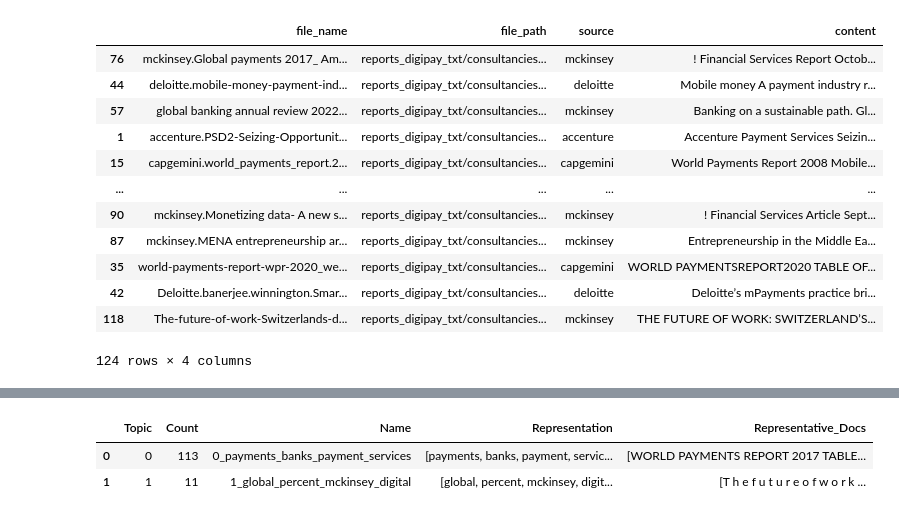
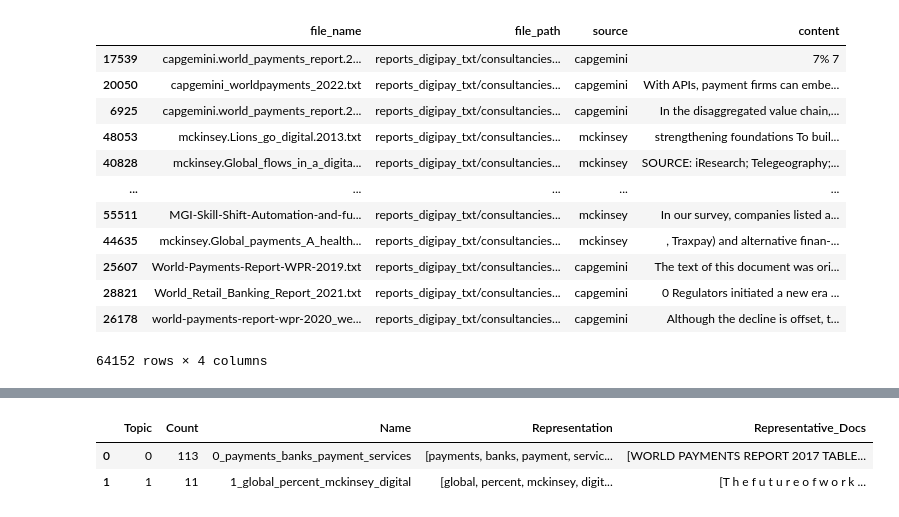
Before and after one commit to simonweigold/business-reports-nlp, a Jupyter notebook: scripts/topic-modelling/back-to-bertopic.ipynb, the cells around one changed output, grey strips where cells are left out. Cells and saved outputs as stored; diff of their text form; code cells hidden in the pictures.

Commit message:
changed data to exploded texts (sentences).

```diff
--- a/scripts/topic-modelling/back-to-bertopic.ipynb
+++ b/scripts/topic-modelling/back-to-bertopic.ipynb
@@ -1,26 +1,26 @@
 # %%
 import os
 import pandas as pd
 
 os. chdir("c:\\Users\\simon\\OneDrive\\Dokumente\\UNILU\\3 - HS24\\1 MA\\business-reports-nlp")
 
-df = pd.read_csv('texts.csv')
+df = pd.read_csv('exploded_texts.csv')
 df = df.sample(frac = 1)
 df
 # %% [output]
 |  | file_name | file_path | source | content |
-| 76 | mckinsey.Global payments 2017_ Am... | reports_digipay_txt/consultancies... | mckinsey | ! Financial Services Report Octob... |
-| 44 | deloitte.mobile-money-payment-ind... | reports_digipay_txt/consultancies... | deloitte | Mobile money A payment industry r... |
-| 57 | global banking annual review 2022... | reports_digipay_txt/consultancies... | mckinsey | Banking on a sustainable path. Gl... |
-| 1 | accenture.PSD2-Seizing-Opportunit... | reports_digipay_txt/consultancies... | accenture | Accenture Payment Services Seizin... |
-| 15 | capgemini.world_payments_report.2... | reports_digipay_txt/consultancies... | capgemini | World Payments Report 2008 Mobile... |
+| 17539 | capgemini.world_payments_report.2... | reports_digipay_txt/consultancies... | capgemini | 7% 7 |
+| 20050 | capgemini_worldpayments_2022.txt | reports_digipay_txt/consultancies... | capgemini | With APIs, payment firms can embe... |
+| 6925 | capgemini.world_payments_report.2... | reports_digipay_txt/consultancies... | capgemini | In the disaggregated value chain,... |
+| 48053 | mckinsey.Lions_go_digital.2013.txt | reports_digipay_txt/consultancies... | mckinsey | strengthening foundations To buil... |
+| 40828 | mckinsey.Global_flows_in_a_digita... | reports_digipay_txt/consultancies... | mckinsey | SOURCE: iResearch; Telegeography;... |
 | ... | ... | ... | ... | ... |
-| 90 | mckinsey.Monetizing data- A new s... | reports_digipay_txt/consultancies... | mckinsey | ! Financial Services Article Sept... |
-| 87 | mckinsey.MENA entrepreneurship ar... | reports_digipay_txt/consultancies... | mckinsey | Entrepreneurship in the Middle Ea... |
-| 35 | world-payments-report-wpr-2020_we... | reports_digipay_txt/consultancies... | capgemini | WORLD PAYMENTSREPORT2020 TABLE OF... |
-| 42 | Deloitte.banerjee.winnington.Smar... | reports_digipay_txt/consultancies... | deloitte | Deloitte’s mPayments practice bri... |
-| 118 | The-future-of-work-Switzerlands-d... | reports_digipay_txt/consultancies... | mckinsey | THE FUTURE OF WORK: SWITZERLAND’S... |
+| 55511 | MGI-Skill-Shift-Automation-and-fu... | reports_digipay_txt/consultancies... | mckinsey | In our survey, companies listed a... |
+| 44635 | mckinsey.Global_payments_A_health... | reports_digipay_txt/consultancies... | mckinsey | , Traxpay) and alternative finan-... |
+| 25607 | World-Payments-Report-WPR-2019.txt | reports_digipay_txt/consultancies... | capgemini | The text of this document was ori... |
+| 28821 | World_Retail_Banking_Report_2021.txt | reports_digipay_txt/consultancies... | capgemini | 0 Regulators initiated a new era ... |
+| 26178 | world-payments-report-wpr-2020_we... | reports_digipay_txt/consultancies... | capgemini | Although the decline is offset, t... |
-124 rows × 4 columns
+64152 rows × 4 columns
 # %%
 from sentence_transformers import SentenceTransformer
 from umap import UMAP
```
Also changed, not shown: parts of 1 cell of this notebook.
